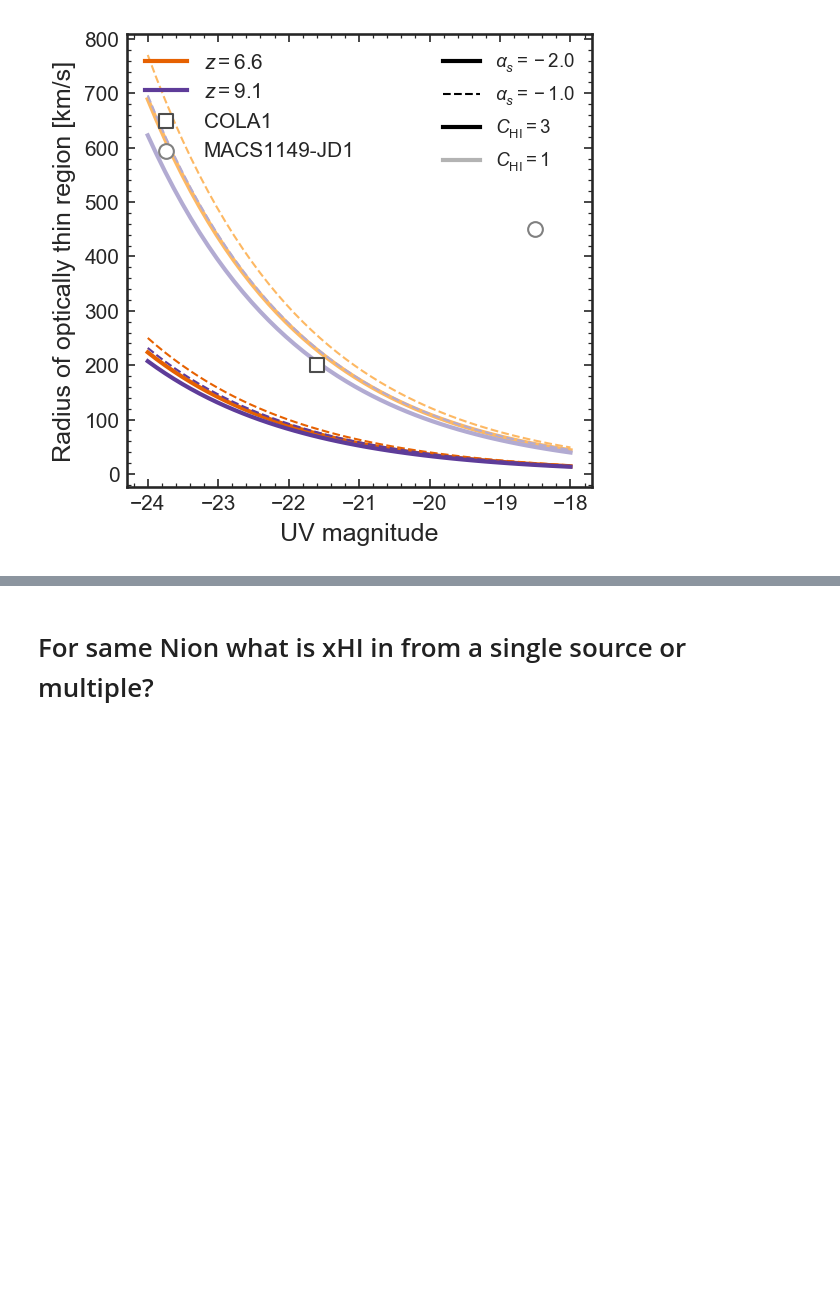
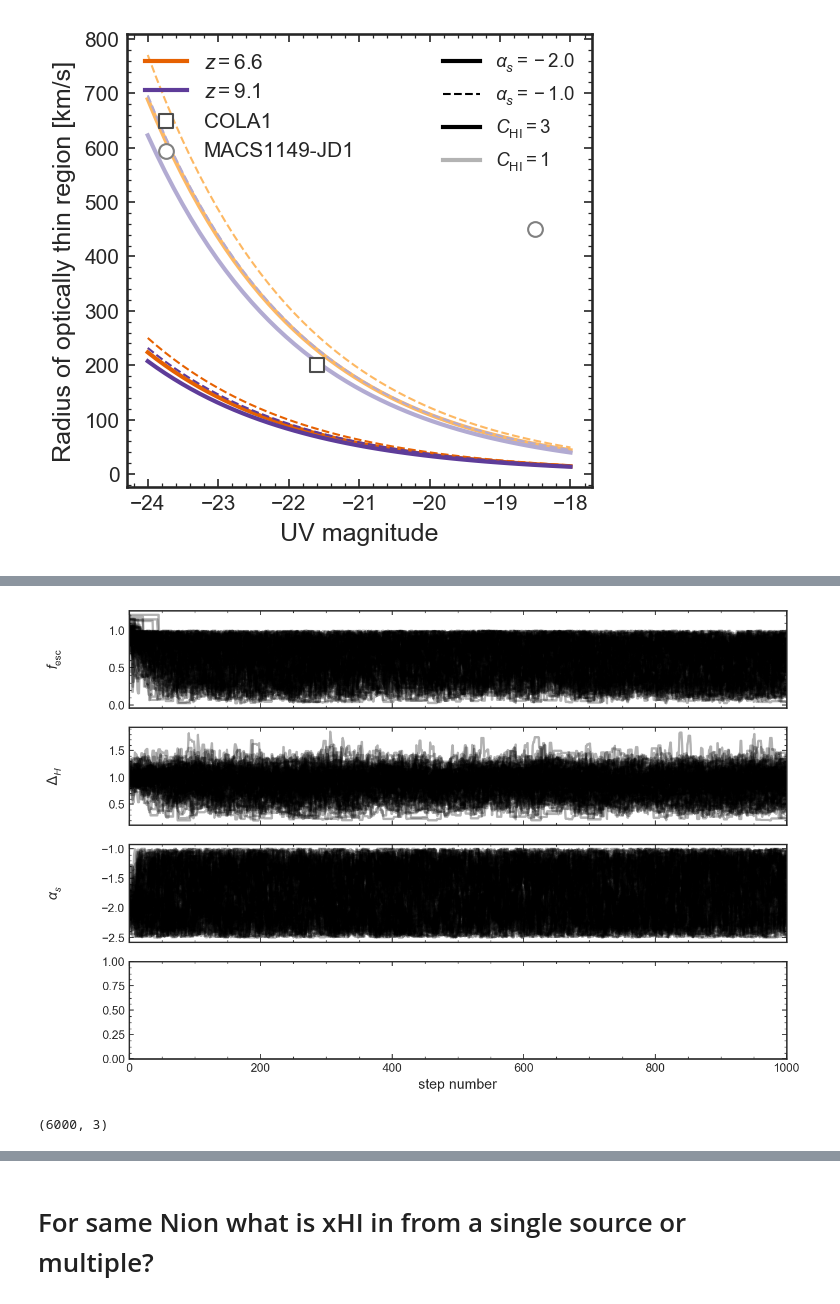
Before and after one commit to charlottenosam/LyaLineshapes, a Jupyter notebook: notebooks/bubbles_proximity_zone.ipynb, the cells around one changed output, grey strips where cells are left out. Drawn from its saved outputs; the diff is of its cells as text; code cells hidden in the pictures; blank space fills up the shorter version.

Commit message:
optically thin region

```diff
--- a/notebooks/bubbles_proximity_zone.ipynb
+++ b/notebooks/bubbles_proximity_zone.ipynb
@@ -255,0 +304,14 @@ plt.savefig('../figs/Ralpha_Muv.pdf', bbox_inches='tight')
+# %%
+# logfesc, logC, alpha_s, beta = theta
+
+from scipy.optimize import minimize
+
+np.random.seed(42)
+
+nll = lambda *args: -lnlike(*args)
+
+initial = np.array([1., 1., -2.])
+
+vlim, sigma_v, Muv, z = 200., 20., -21.6, 6.6
+soln = minimize(nll, initial, args=(vlim, sigma_v, Muv, z))
+soln.x
@@ -255,0 +320,8 @@ plt.savefig('../figs/Ralpha_Muv.pdf', bbox_inches='tight')
+# %%
+pos = initial + 1e-1 * np.random.randn(100, len(soln.x))
+print(pos.shape)
+nwalkers, ndim = pos.shape
+
+sampler = emcee.EnsembleSampler(nwalkers, ndim, lnposterior,
+                                args=(vlim, sigma_v, Muv, z))
+sampler.run_mcmc(pos, 1000)
@@ -255,0 +347,19 @@ plt.savefig('../figs/Ralpha_Muv.pdf', bbox_inches='tight')
+# %%
+fig, axes = plt.subplots(4, figsize=(10, 7), sharex=True)
+samples = sampler.get_chain()
+labels = [r'$f_\mathrm{esc}$', r'$\Delta_H$', r'$\alpha_s$']#, r'$\beta_\mathrm{UV}$']
+for i in range(ndim):
+    ax = axes[i]
+    ax.plot(samples[:, :, i], "k", alpha=0.3)
+    ax.set_xlim(0, len(samples))
+    ax.set_ylabel(labels[i])
+    ax.yaxis.set_label_coords(-0.1, 0.5)
+
+axes[-1].set_xlabel("step number");
+# %% [output]
+[figure, added]
+# %%
+flat_samples = sampler.get_chain(discard=100, thin=15, flat=True)
+print(flat_samples.shape)
+# %% [output]
+(6000, 3)
```
Also changed, not shown: parts of 7 cells of this notebook, 10 other files.
